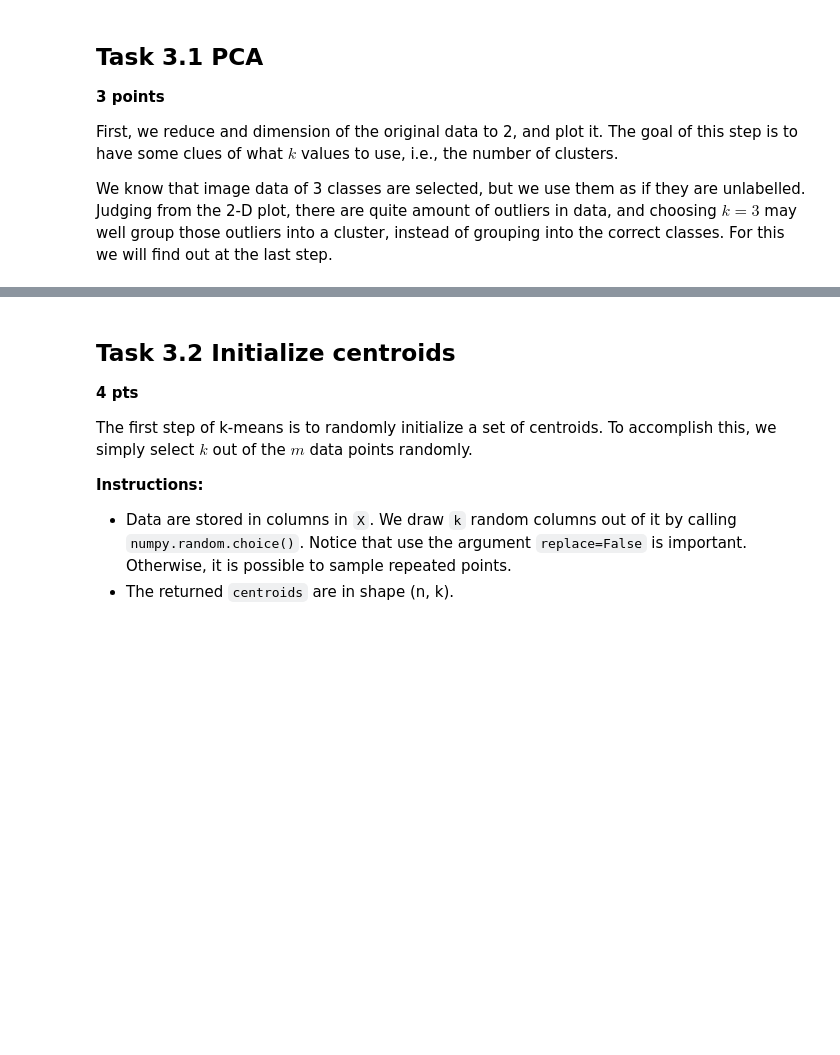
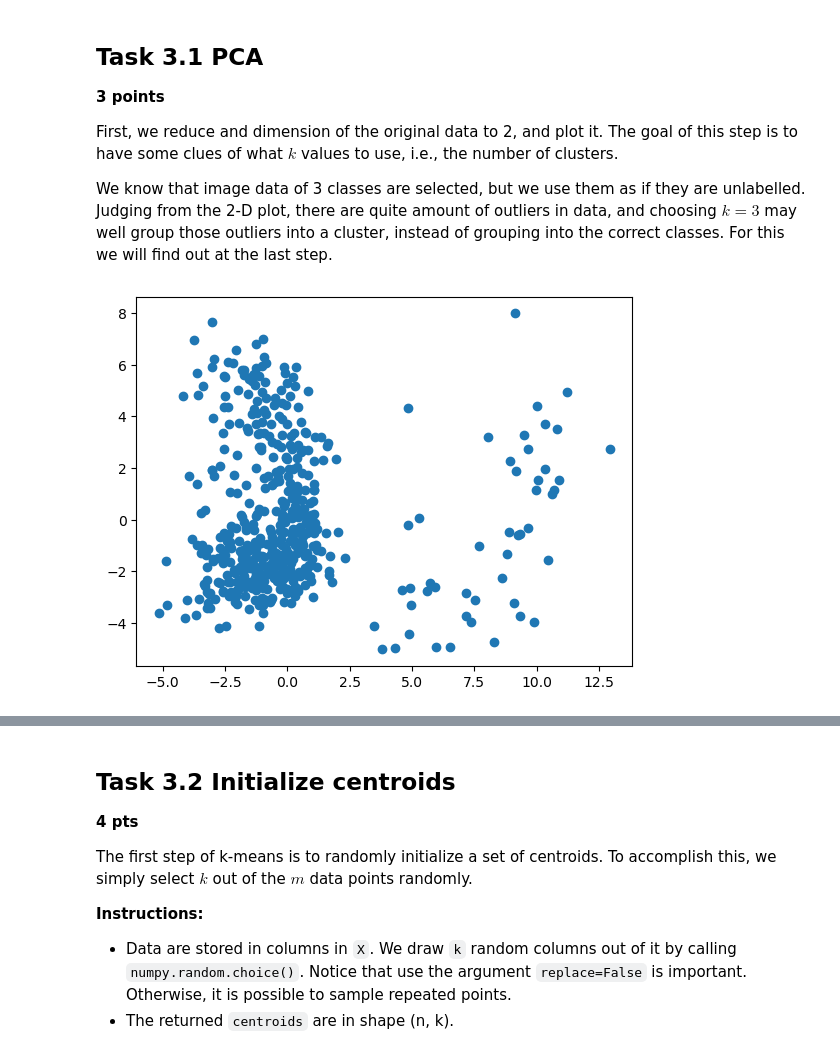
Before and after one commit to CasPascucci/CS549, a Jupyter notebook: Homeworks/hw4/Pascucci823874565.ipynb, the cells around one changed output, grey strips where cells are left out. Cells and saved outputs as stored; diff of their text form; code cells hidden in the pictures; blank space fills up the shorter version.

```diff
--- a/Homeworks/hw4/Pascucci823874565.ipynb
+++ b/Homeworks/hw4/Pascucci823874565.ipynb
@@ -475,15 +566,17 @@ First, we reduce and dimension of the original data to 2, and plot it. The goal
 
 We know that image data of 3 classes are selected, but we use them as if they are unlabelled. Judging from the 2-D plot, there are quite amount of outliers in data, and choosing $k=3$ may well group those outliers into a cluster, instead of grouping into the correct classes. For this we will find out at the last step.
 # %%
-pca = PCA(n_components=None) # 1pt
+pca = PCA(n_components=2) # 1pt
 pca.fit(X.T)
 ## Todo: Get transformed X values 2pts
-X_proj = None
+X_proj = pca.transform(X.T)
 
 # Plot
 fig = plt.figure()
 plt.scatter(X_proj[:,0], X_proj[:,1])
 plt.show()
+# %% [output]
+[figure, added]
 # %% [markdown]
 ### Expected output
 <img src="pca1.png">
```
Also changed, not shown: parts of 20 cells of this notebook.
